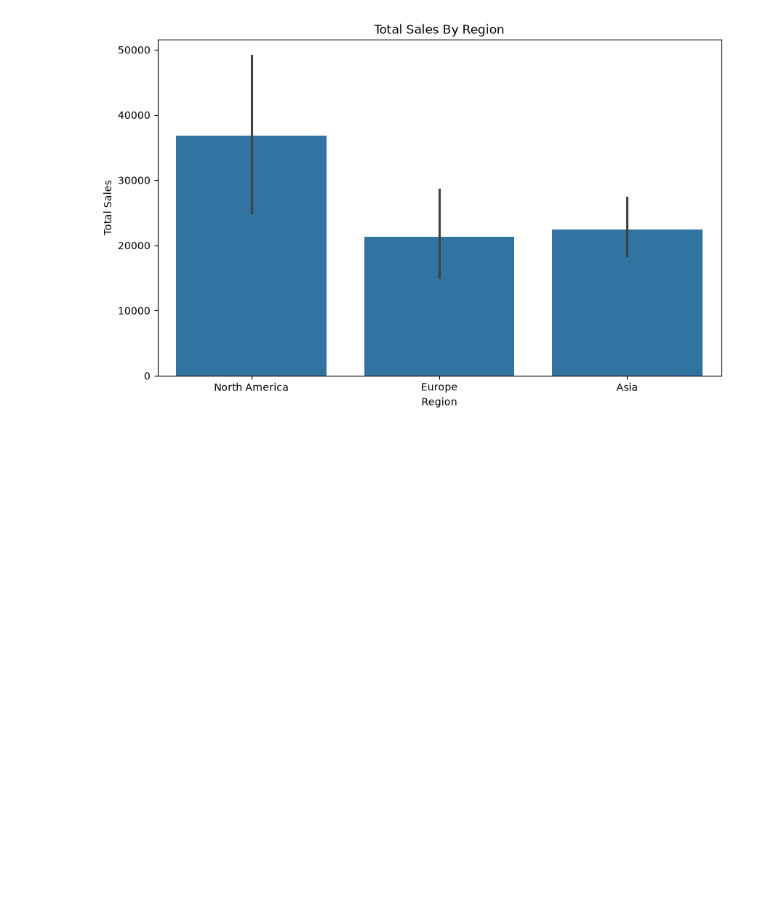
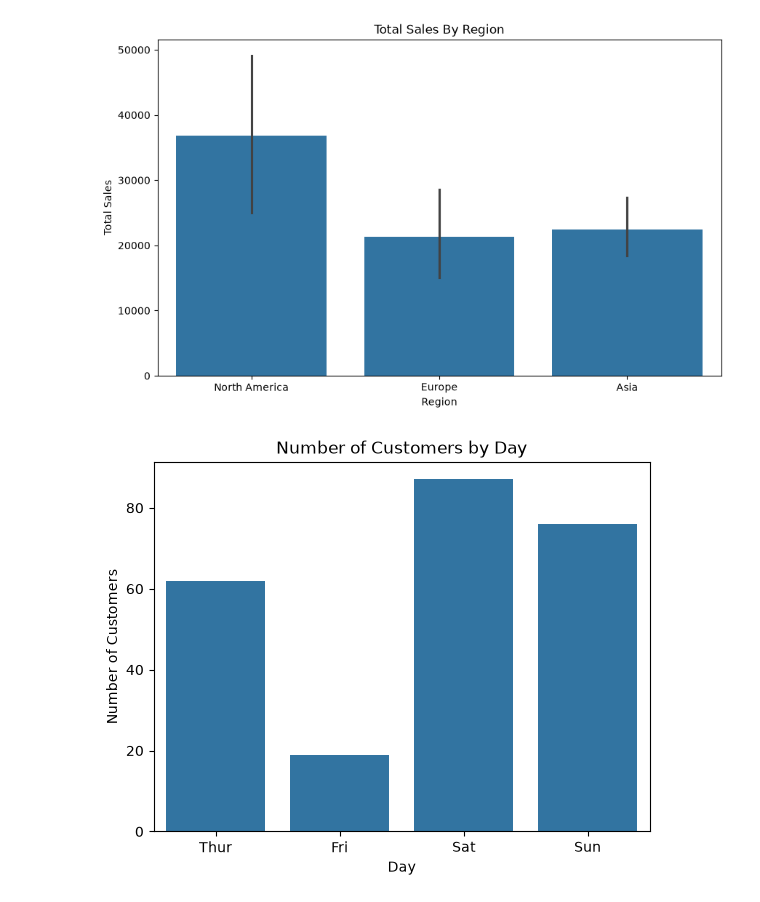
Before and after one commit to AyushGhagre-09/Python-Notes, a Jupyter notebook: 16_seaborn/main.ipynb, the cells around one changed output. Drawn from its saved outputs; the diff is of its cells as text; code cells hidden in the pictures; blank space fills up the shorter version.

Commit message:
boxplot and countplot

```diff
--- a/16_seaborn/main.ipynb
+++ b/16_seaborn/main.ipynb
@@ -102,3 +102,12 @@ plt.ylabel('Total Sales')
 plt.show()
 # %% [output]
 [figure]
+# %%
+#count plot
+sns.countplot(data=tips, x="day")
+plt.title("Number of Customers by Day")
+plt.xlabel("Day")
+plt.ylabel("Number of Customers")
+plt.show()
+# %% [output]
+[figure, added]
```
Also changed, not shown: parts of 2 cells of this notebook.
